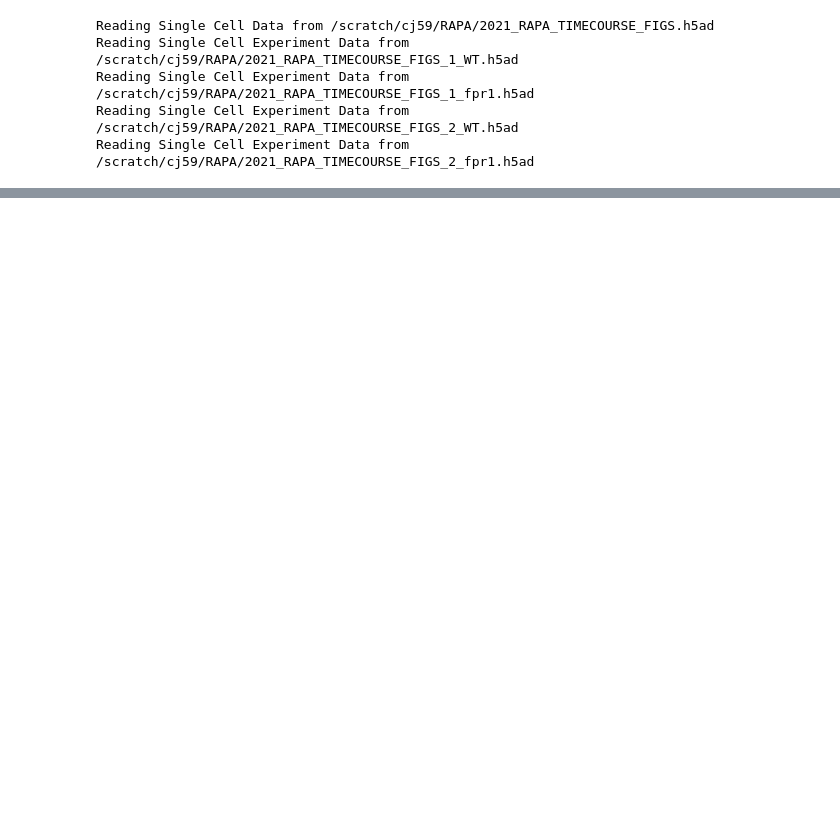
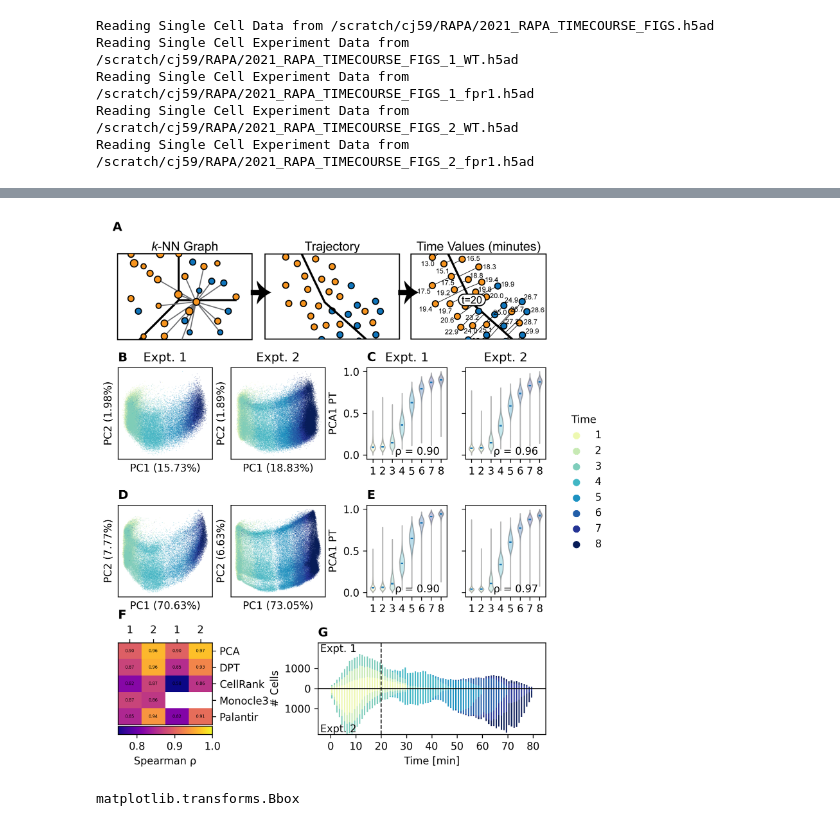
Before and after one commit to GreshamLab/jtb_2023_code, a Jupyter notebook: Figure_2.ipynb, the cells around one changed output, grey strips where cells are left out. Saved outputs shown, nothing was run; the diff lists cells and outputs as text; code cells hidden in the pictures; blank space fills up the shorter version.

```diff
--- a/Figure_2.ipynb
+++ b/Figure_2.ipynb
@@ -238,0 +288,9 @@ min_time
+# %%
+axd['schematic'].set_position(Bbox([[0.116, 0.70], [0.855, 0.88]]))
+fig
+# %% [output]
+[figure, added]
+# %%
+Bbox
+# %% [output]
+matplotlib.transforms.Bbox
```
Also changed, not shown: parts of 8 cells of this notebook, 18 other files.
